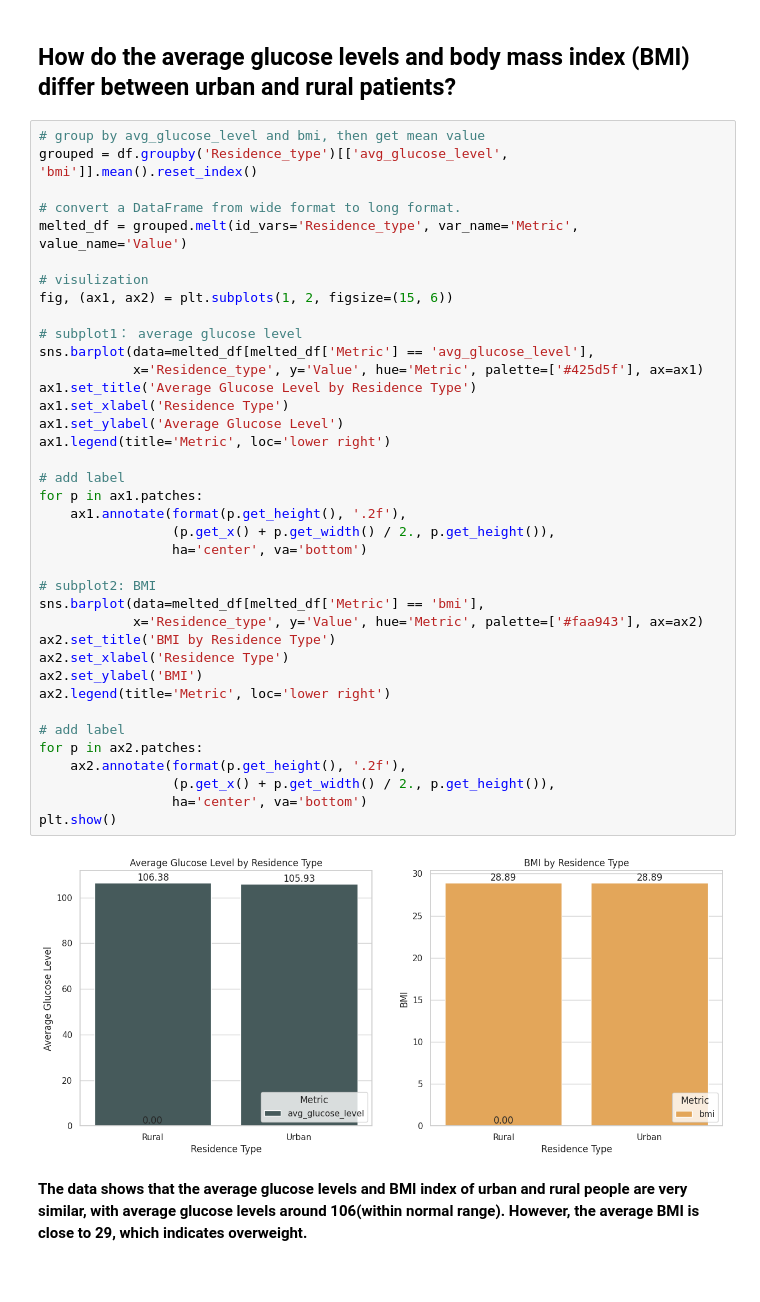
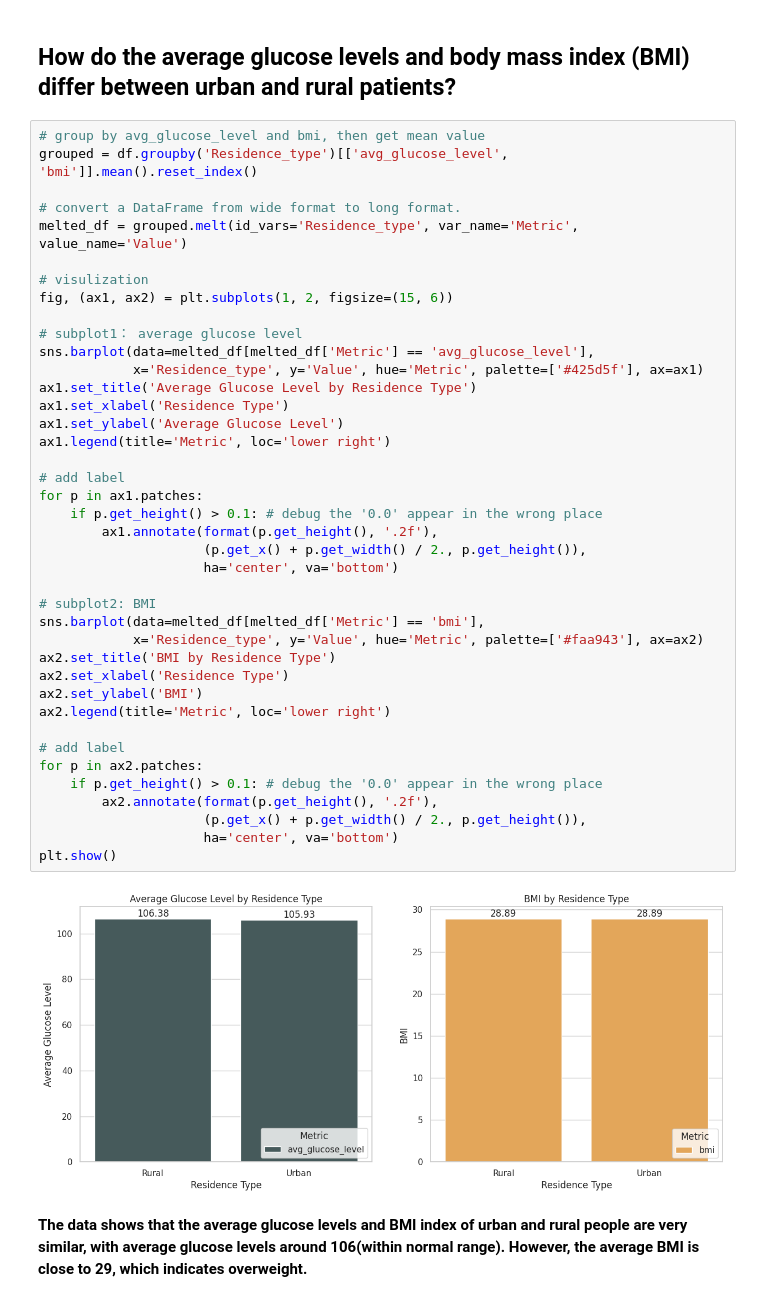
Before and after one commit to Charlottecool/Stroke-Analysis-, a Jupyter notebook: CharlotteS-project-2.ipynb, the cells around one changed output. Saved outputs shown, nothing was run; the diff lists cells and outputs as text.

Commit message:
got rid of extra number in the visualization of bmi by residence type

```diff
--- a/CharlotteS-project-2.ipynb
+++ b/CharlotteS-project-2.ipynb
@@ -218,40 +218,42 @@ grouped = df.groupby('Residence_type')[['avg_glucose_level', 'bmi']].mean().rese
 
 # convert a DataFrame from wide format to long format.
 melted_df = grouped.melt(id_vars='Residence_type', var_name='Metric', value_name='Value')
 
 # visulization
 fig, (ax1, ax2) = plt.subplots(1, 2, figsize=(15, 6))
 
 # subplot1： average glucose level
 sns.barplot(data=melted_df[melted_df['Metric'] == 'avg_glucose_level'],
             x='Residence_type', y='Value', hue='Metric', palette=['#425d5f'], ax=ax1)
 ax1.set_title('Average Glucose Level by Residence Type')
 ax1.set_xlabel('Residence Type')
 ax1.set_ylabel('Average Glucose Level')
 ax1.legend(title='Metric', loc='lower right')
 
 # add label
 for p in ax1.patches:
-    ax1.annotate(format(p.get_height(), '.2f'),
-                 (p.get_x() + p.get_width() / 2., p.get_height()),
-                 ha='center', va='bottom')
+    if p.get_height() > 0.1: # debug the '0.0' appear in the wrong place
+        ax1.annotate(format(p.get_height(), '.2f'),
+                     (p.get_x() + p.get_width() / 2., p.get_height()),
+                     ha='center', va='bottom')
 
 # subplot2: BMI
 sns.barplot(data=melted_df[melted_df['Metric'] == 'bmi'],
             x='Residence_type', y='Value', hue='Metric', palette=['#faa943'], ax=ax2)
 ax2.set_title('BMI by Residence Type')
 ax2.set_xlabel('Residence Type')
 ax2.set_ylabel('BMI')
 ax2.legend(title='Metric', loc='lower right')
 
 # add label
 for p in ax2.patches:
-    ax2.annotate(format(p.get_height(), '.2f'),
-                 (p.get_x() + p.get_width() / 2., p.get_height()),
-                 ha='center', va='bottom')
+    if p.get_height() > 0.1: # debug the '0.0' appear in the wrong place
+        ax2.annotate(format(p.get_height(), '.2f'),
+                     (p.get_x() + p.get_width() / 2., p.get_height()),
+                     ha='center', va='bottom')
 plt.show()
 # %% [output]
-[figure, old version]
+[figure, new version]
 # %% [markdown]
 **The data shows that the average glucose levels and BMI index of urban and rural people are very similar, with average glucose levels around 106(within normal range). However, the average BMI is close to 29, which indicates overweight.**
 # %% [markdown]
```
Also changed, not shown: parts of 2 cells of this notebook, 1 other file.
